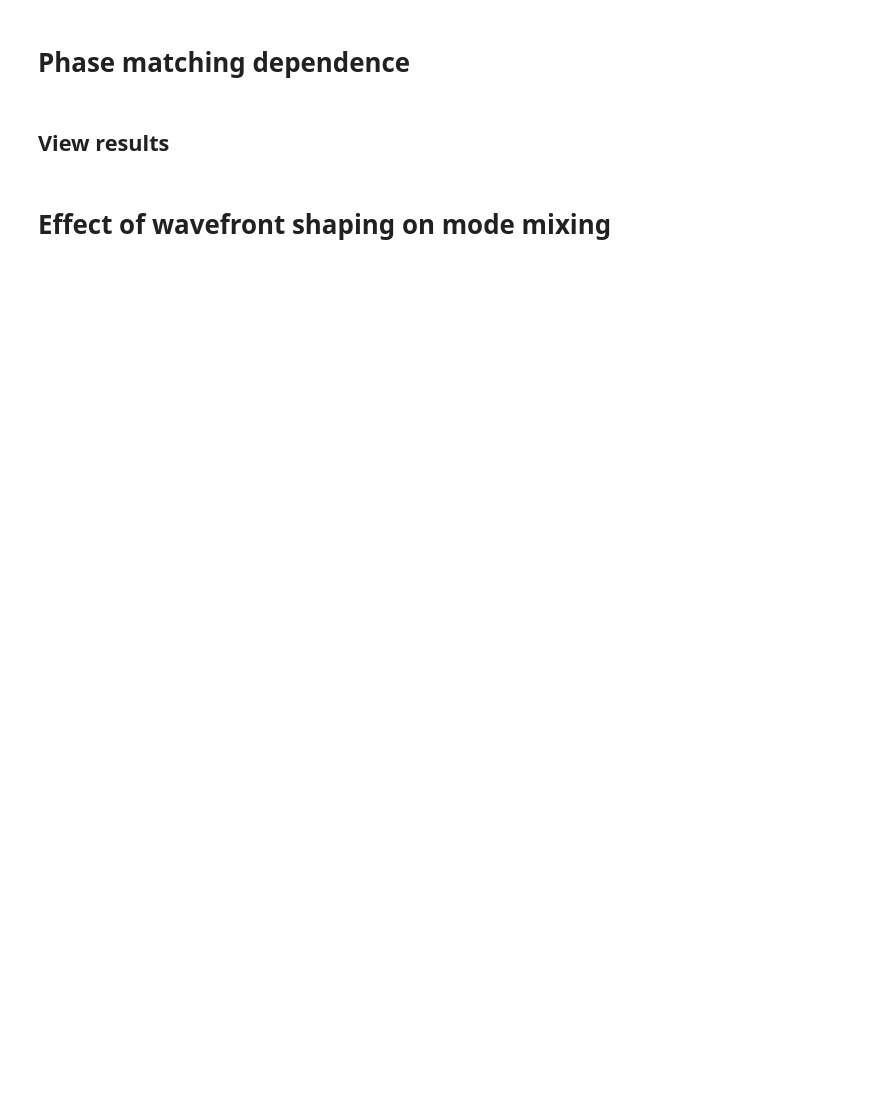
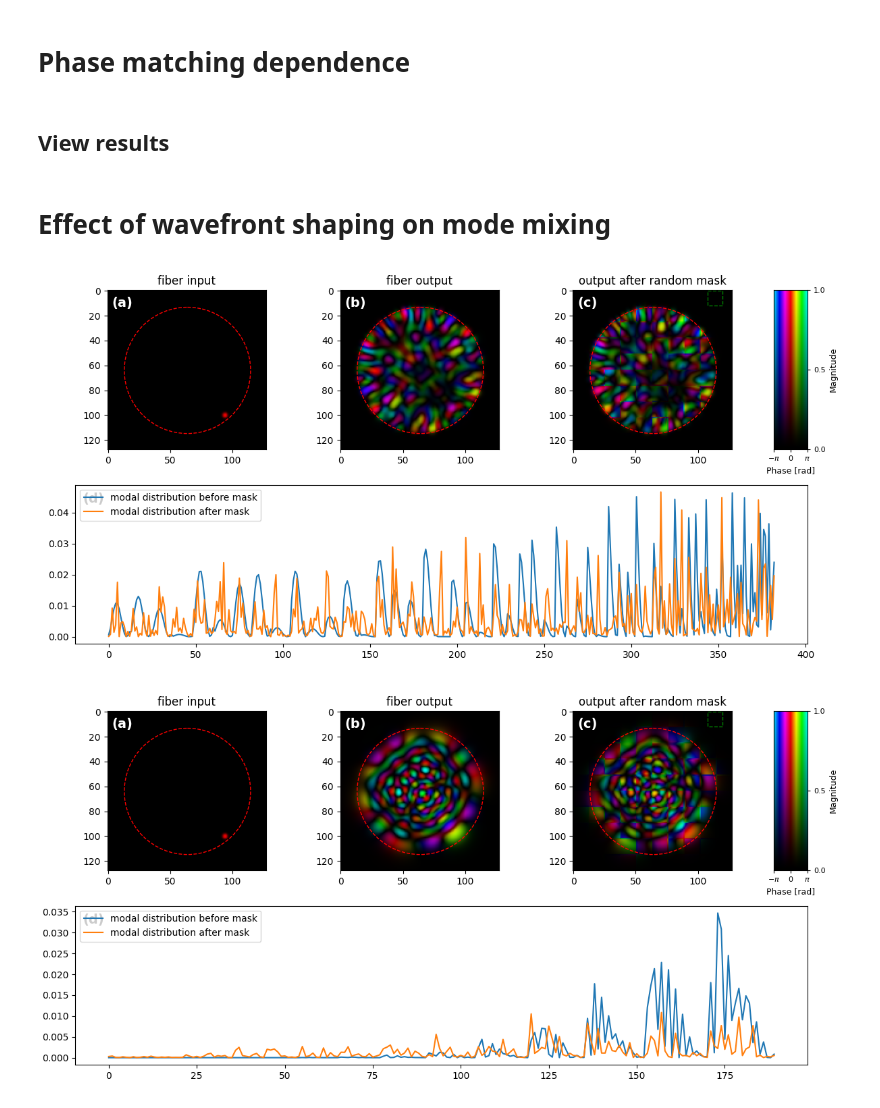
Before and after one commit to rubiaek/qdc2, a Jupyter notebook: qdc/mmf/generate_results.ipynb, the cells around one changed output. Saved outputs shown, nothing was run; the diff lists cells and outputs as text; code cells hidden in the pictures; blank space fills up the shorter version.

```diff
--- a/qdc/mmf/generate_results.ipynb
+++ b/qdc/mmf/generate_results.ipynb
@@ -196,7 +197,7 @@ from qdc.misc import show_color_legend_ax
 def SLM_mixing(is_step_index, macro_pixels=10):
     f = Fiber(is_step_index=is_step_index, npoints=2**7)
     # f.set_input_gaussian(sigma=3, X0=5, Y0=10, X_linphase=0.4, Y_linphase=0.4, random_phase=0.0)
-    f.set_input_gaussian(sigma=0.4, X0=12, Y0=0, X_linphase=0.0, Y_linphase=0.0, random_phase=0.0)
+    f.set_input_gaussian(sigma=0.5, X0=15, Y0=18, X_linphase=0.0, Y_linphase=0.0, random_phase=0.0)
     f.propagate(False)
 
     fig, axes = plt.subplot_mosaic(
@@ -226,30 +227,33 @@ def SLM_mixing(is_step_index, macro_pixels=10):
     f.show_profile(profile_after_mask, ax=axes["masked"], title='output after random mask')
     square_size = f.npoints//macro_pixels
     square = patches.Rectangle((square_size*(macro_pixels-1),0), square_size, square_size, color='green', fill=False, linestyle='dashed')
     axes["masked"].add_patch(square)
     circle = patches.Circle((f.npoints//2, f.npoints//2), 25/f.index_profile.dh, color='red', fill=False, linestyle='dashed')
     axes["masked"].add_patch(circle)
 
     # Legend
     show_color_legend_ax(axes["legend"])
 
     # Modal distributions
     modes_after_mask = f.modes.getModeMatrix().T @ profile_after_mask
     axes["bottom"].plot(np.abs(f.modes_0)**2, label='modal distribution before mask')
     axes["bottom"].plot(np.abs(modes_after_mask)**2, label='modal distribution after mask')
     axes["bottom"].legend()
 
     # Panel labels
     axes["left"].text(0.03, 0.96, '(a)', color='white', fontsize=14, fontweight='bold', transform=axes["left"].transAxes, va='top', ha='left')
     axes["right"].text(0.03, 0.96, '(b)', color='white', fontsize=14, fontweight='bold', transform=axes["right"].transAxes, va='top', ha='left')
     axes["masked"].text(0.03, 0.96, '(c)', color='white', fontsize=14, fontweight='bold', transform=axes["masked"].transAxes, va='top', ha='left')
     axes["bottom"].text(0.01, 0.95, '(d)', color='black', fontsize=14, fontweight='bold', transform=axes["bottom"].transAxes, va='top', ha='left')
 
     plt.tight_layout()
     # Save figure
     fiber_type = 'SI' if is_step_index else 'GRIN'
     fig.savefig(fr'G:\My Drive\Projects\Dispersion Cancelation\Paper\Final Figures\SLM_mixing_{fiber_type}.png')
 
 macro_pixels = 10
 SLM_mixing(is_step_index=True, macro_pixels=macro_pixels)
 SLM_mixing(is_step_index=False, macro_pixels=macro_pixels)
+# %% [output]
+[figure, added]
+[figure, added]
```
Also changed, not shown: parts of 2 cells of this notebook.
